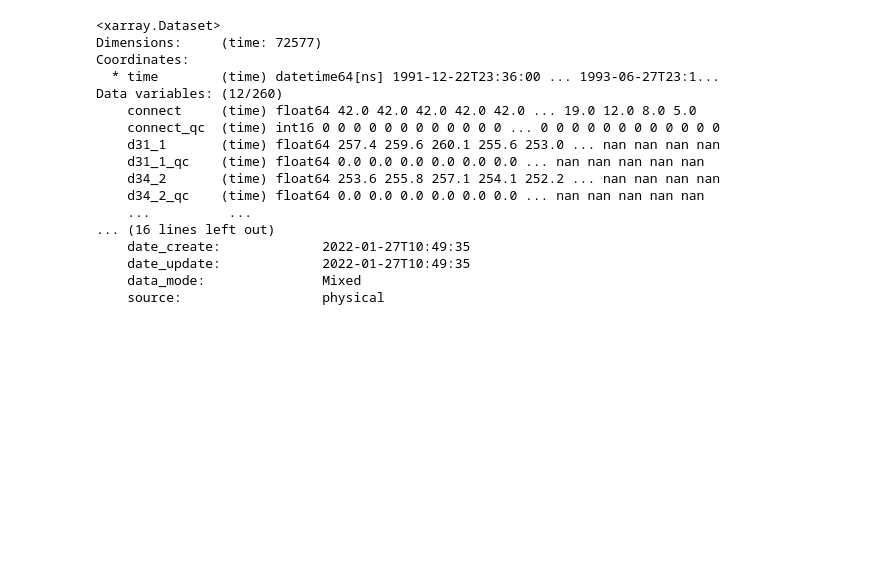
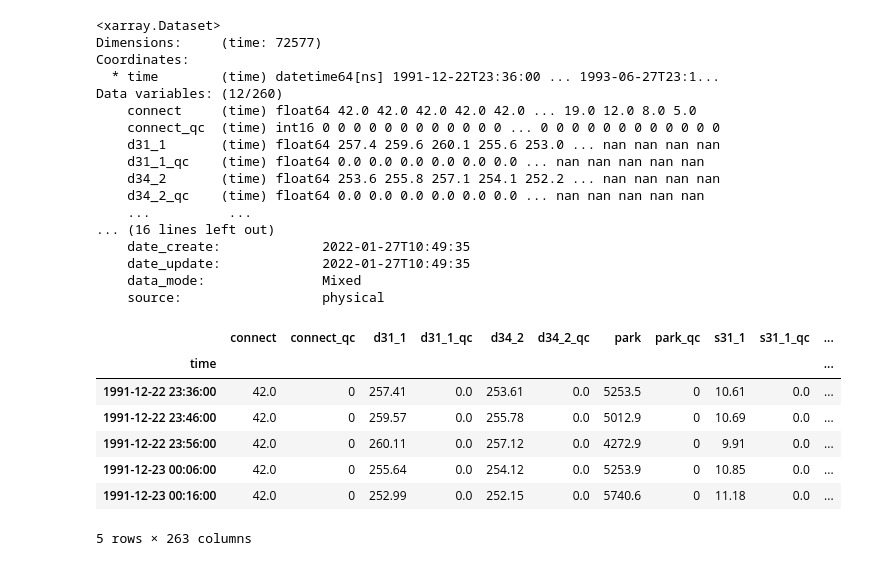
Before and after one commit to LeonardPuettmann/danish-windfarm-prediction, a Jupyter notebook: turbine.ipynb, the cells around one changed output. Cells and saved outputs as stored; diff of their text form; code cells hidden in the pictures; blank space fills up the shorter version.

```diff
--- a/turbine.ipynb
+++ b/turbine.ipynb
@@ -38,0 +57,11 @@ cols_to_keep = [c for c in df.columns if "a2" in c]
+# %%
+df.head()
+# %% [output]
+|  | connect | connect_qc | d31_1 | d31_1_qc | d34_2 | d34_2_qc | park | park_qc | s31_1 | s31_1_qc | ... |
+| time |  |  |  |  |  |  |  |  |  |  | ... |
+| 1991-12-22 23:36:00 | 42.0 | 0 | 257.41 | 0.0 | 253.61 | 0.0 | 5253.5 | 0 | 10.61 | 0.0 | ... |
+| 1991-12-22 23:46:00 | 42.0 | 0 | 259.57 | 0.0 | 255.78 | 0.0 | 5012.9 | 0 | 10.69 | 0.0 | ... |
+| 1991-12-22 23:56:00 | 42.0 | 0 | 260.11 | 0.0 | 257.12 | 0.0 | 4272.9 | 0 | 9.91 | 0.0 | ... |
+| 1991-12-23 00:06:00 | 42.0 | 0 | 255.64 | 0.0 | 254.12 | 0.0 | 5253.9 | 0 | 10.85 | 0.0 | ... |
+| 1991-12-23 00:16:00 | 42.0 | 0 | 252.99 | 0.0 | 252.15 | 0.0 | 5740.6 | 0 | 11.18 | 0.0 | ... |
+5 rows × 263 columns
```
Also changed, not shown: parts of 20 cells of this notebook, 1 other file.
